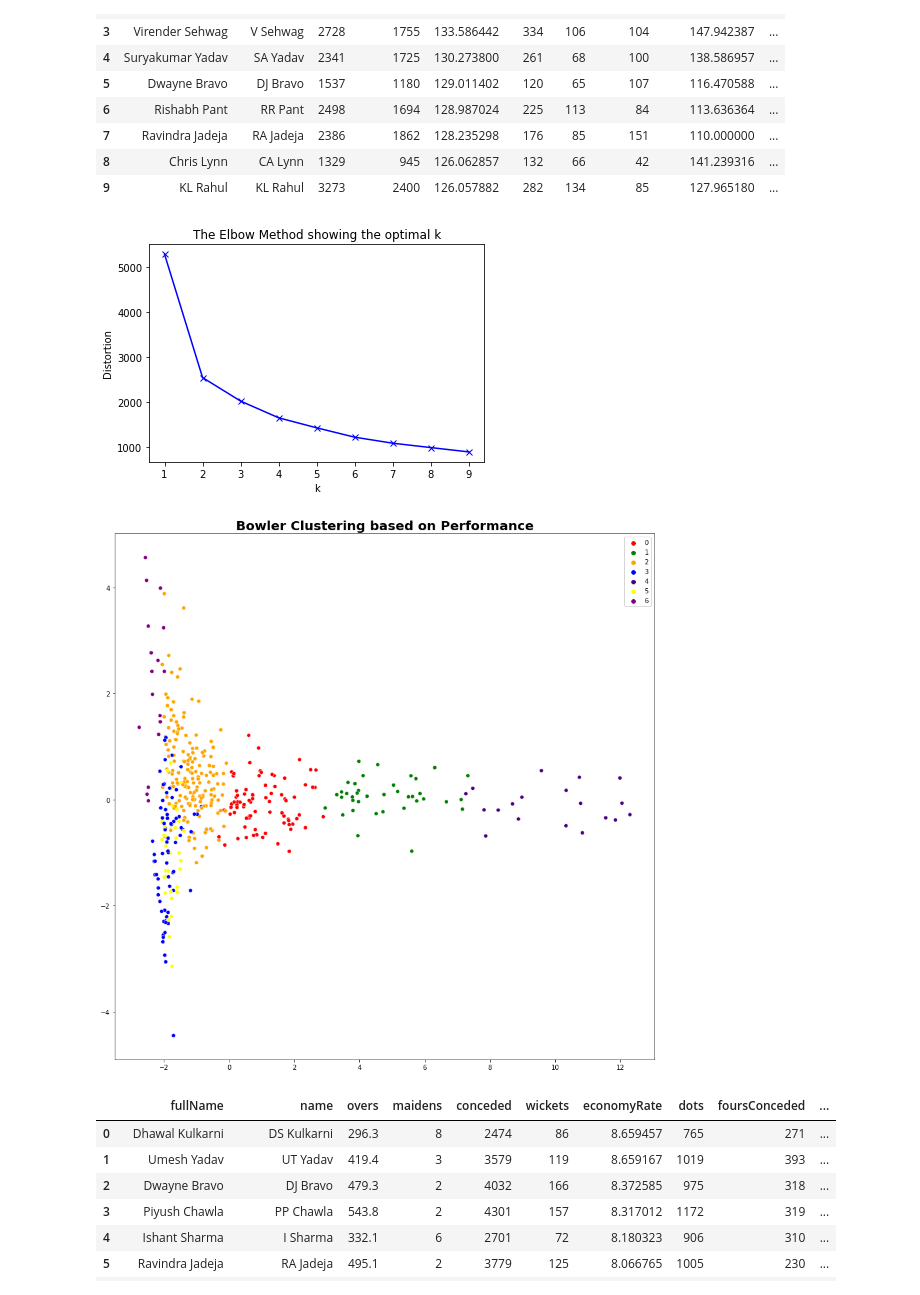
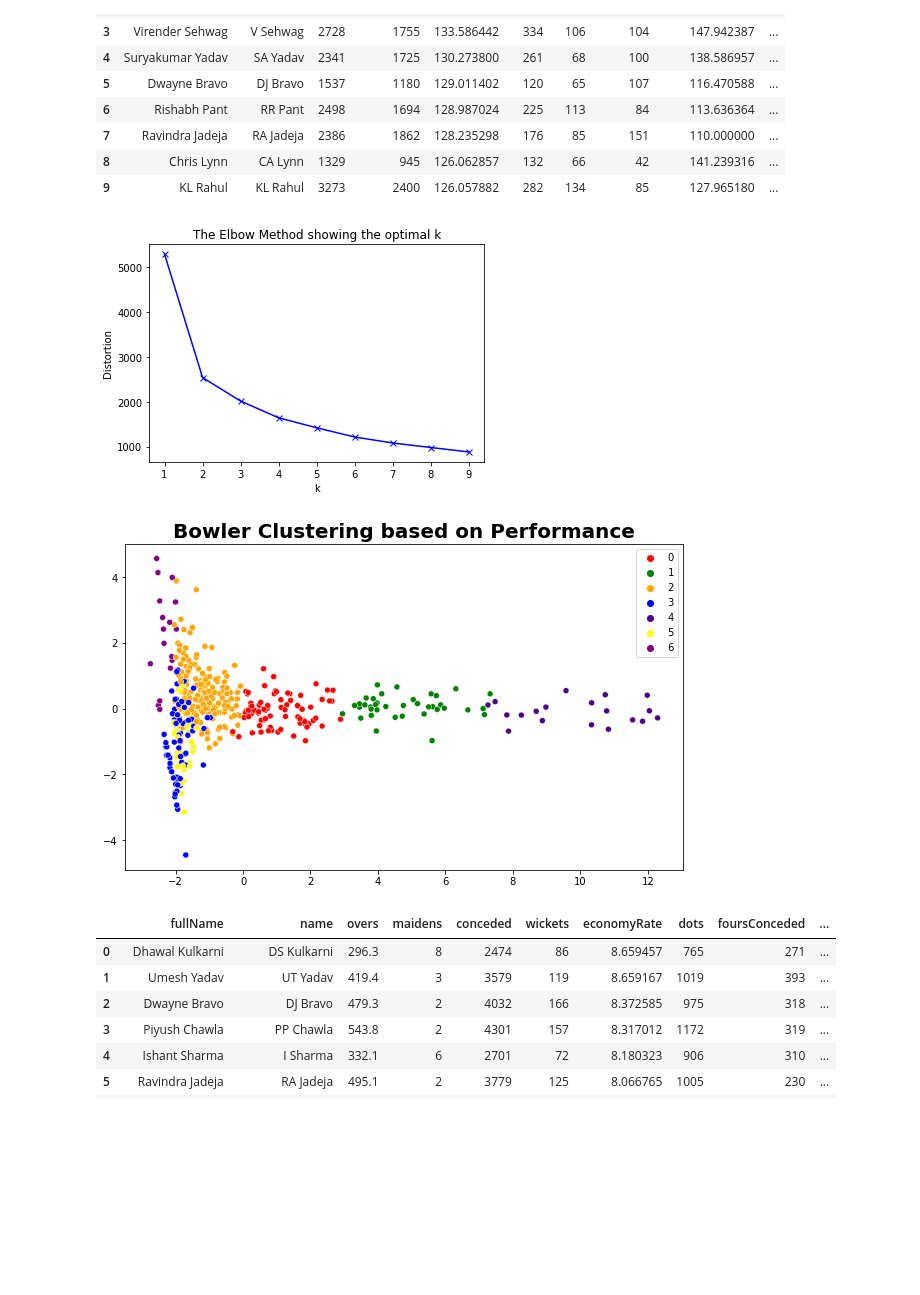
Before and after one commit to RohitRanjangit/IPlDataAnalysis, a Jupyter notebook: src/clusters.ipynb, the cells around one changed output. Drawn from its saved outputs; the diff is of its cells as text; code cells hidden in the pictures; blank space fills up the shorter version.

```diff
--- a/src/clusters.ipynb
+++ b/src/clusters.ipynb
@@ -193,35 +193,35 @@ def cluster_bowler():
         kmeanModel = KMeans(n_clusters=k)
         kmeanModel.fit(X)
         distortions.append(kmeanModel.inertia_)
 
     # Plot the elbow
     plt.plot(K, distortions, 'bx-')
     plt.xlabel('k')
     plt.ylabel('Distortion')
     plt.title('The Elbow Method showing the optimal k')
     plt.show()
 
     # taking 7 as clusters
     model = KMeans(n_clusters=7, random_state=42, init='k-means++')
     model.fit(X)
     pred = model.predict(X)
     pca = PCA(n_components=2)
     pca.fit(X)
     X_pca = pca.transform(X)
-    plt.figure(figsize=(15,15))
+    plt.figure(figsize=(10,6))
     # plt.scatter(X_pca[:, 0], X_pca[:, 1], c=pred)
     sns.scatterplot(x=X_pca[:, 0], y=X_pca[:, 1], hue=pred, legend='full', palette=['red','green','orange','blue','indigo','yellow','purple'])
     plt.title('Bowler Clustering based on Performance', fontsize=20, fontweight='bold')
     plt.savefig('../img/pngs/bowler_clustering.png', facecolor='w', edgecolor='w',)
     plt.show()
 
     bowler_df['cluster'] = pred
     return bowler_df
 
 bowler_df = cluster_bowler()
 # %% [output]
 [figure]
-[figure, old version]
+[figure, new version]
 # %%
 # top bolwer in  cluster 0
 bowler_4 = bowler_df[bowler_df['cluster'] ==4]
```
Also changed, not shown: parts of 1 cell of this notebook, 2 other files.
